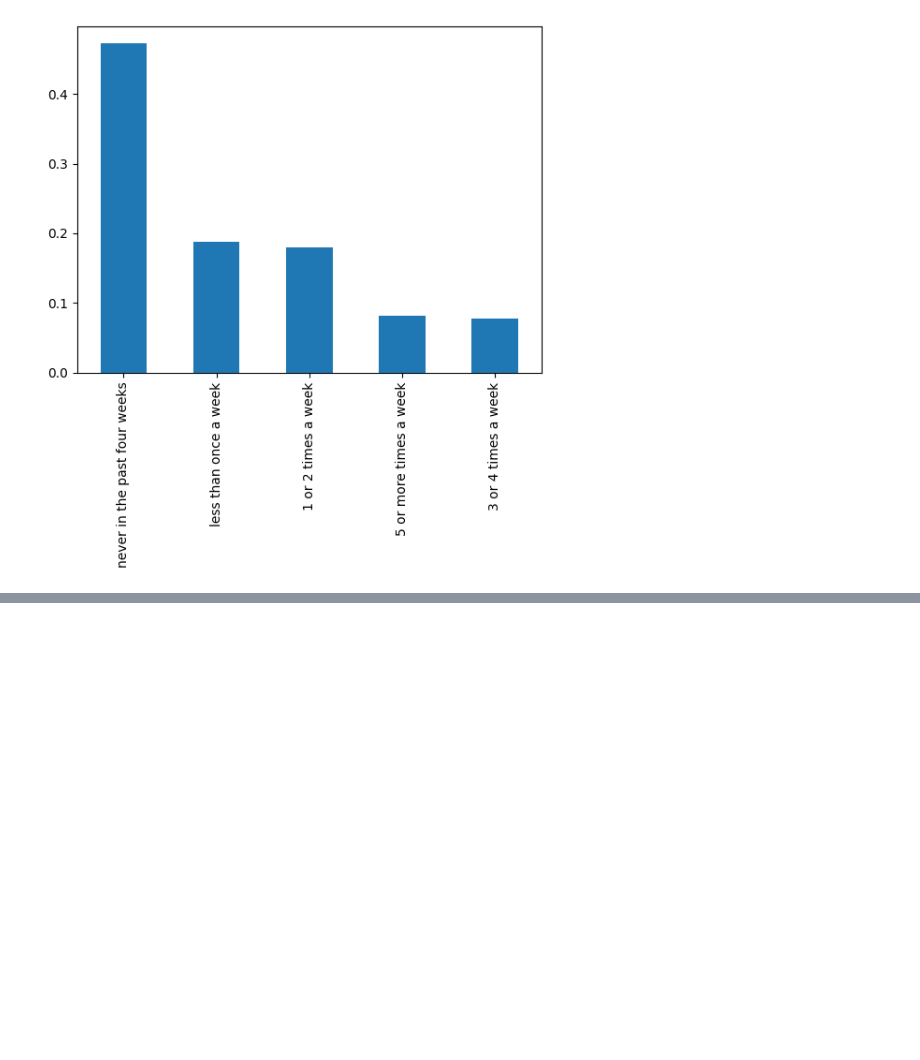
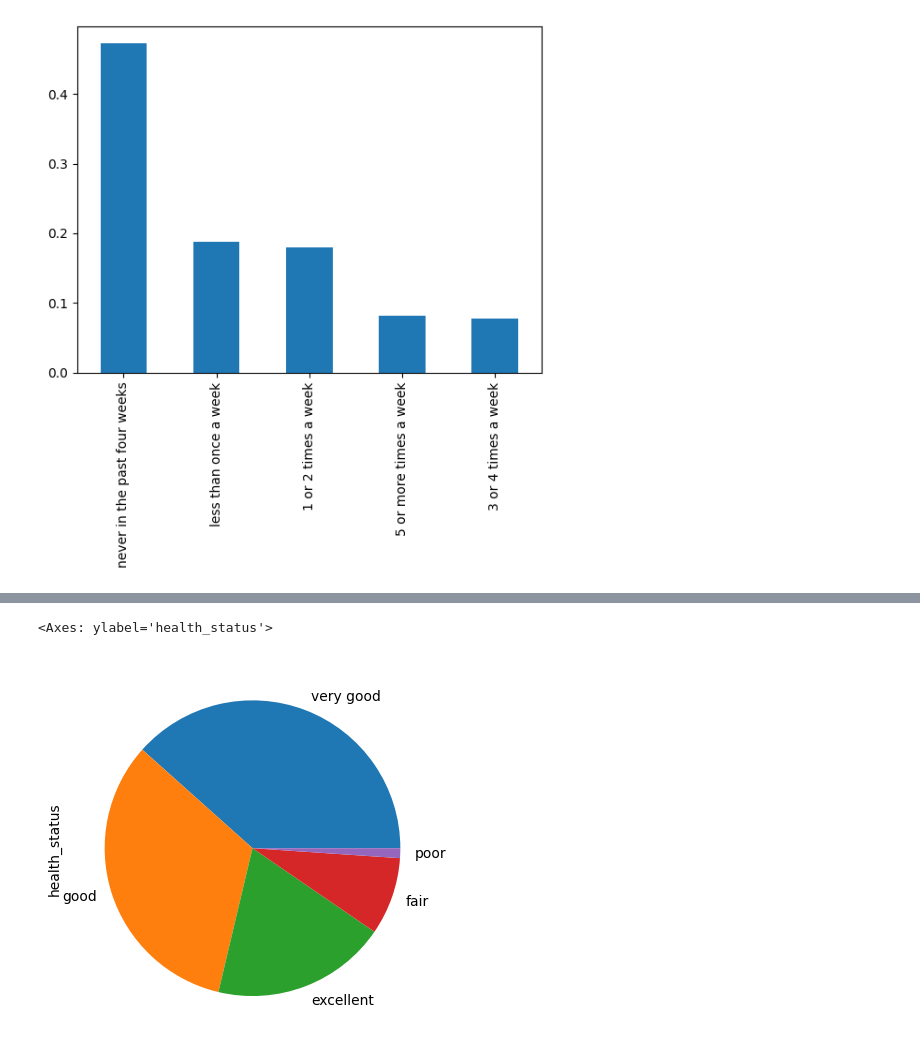
Before and after one commit to prestonmlau/Skyline-Math-200, a Jupyter notebook: PL_Copy_of_Python_Notebook_Setup_by_.ipynb, the cells around one changed output, grey strips where cells are left out. Drawn from its saved outputs; the diff is of its cells as text; code cells hidden in the pictures; blank space fills up the shorter version.

```diff
--- a/PL_Copy_of_Python_Notebook_Setup_by_.ipynb
+++ b/PL_Copy_of_Python_Notebook_Setup_by_.ipynb
@@ -163,0 +194,3 @@ df['trouble_sleeping'].value_counts(normalize = True).plot(kind ='bar')
+# %%
+df['health_status']=df['H4GH1']
+df['health_status'].value_counts()
@@ -163,0 +205,3 @@ df['trouble_sleeping'].value_counts(normalize = True).plot(kind ='bar')
+# %%
+df['health_status']=df['health_status'].loc[df['health_status']!=' ']
+df['health_status'].value_counts()
@@ -163,0 +215,3 @@ df['trouble_sleeping'].value_counts(normalize = True).plot(kind ='bar')
+# %%
+df['health_status'].replace(['1','2','3','4','5'], ['excellent','very good','good','fair','poor'],inplace=True)
+df['health_status'].value_counts()
@@ -163,0 +234,6 @@ df['trouble_sleeping'].value_counts(normalize = True).plot(kind ='bar')
+# %%
+#Graphs and tables or statistics
+df['health_status'].value_counts(normalize=True).plot(kind='pie')
+# %% [output]
+<Axes: ylabel='health_status'>
+[figure, added]
```
Also changed, not shown: parts of 21 cells of this notebook.
